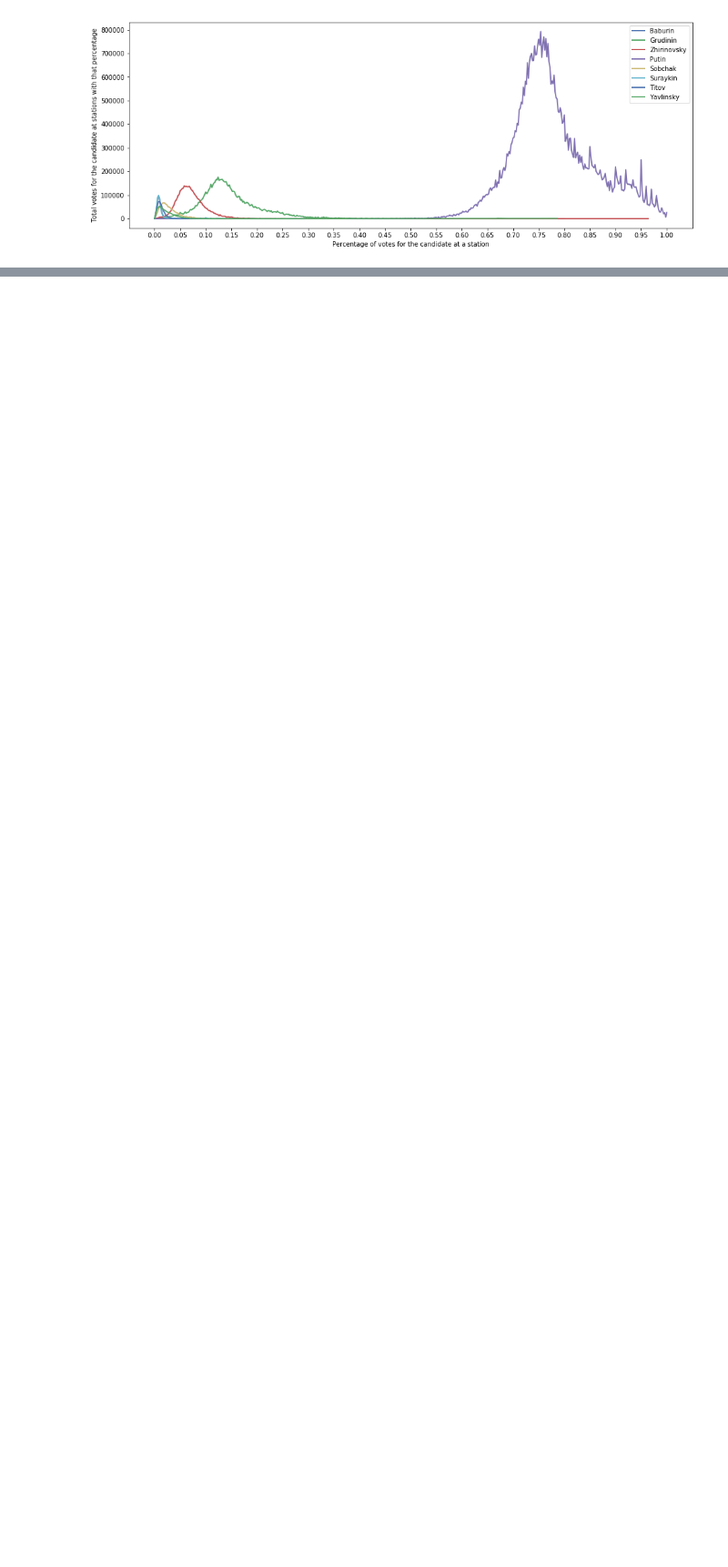
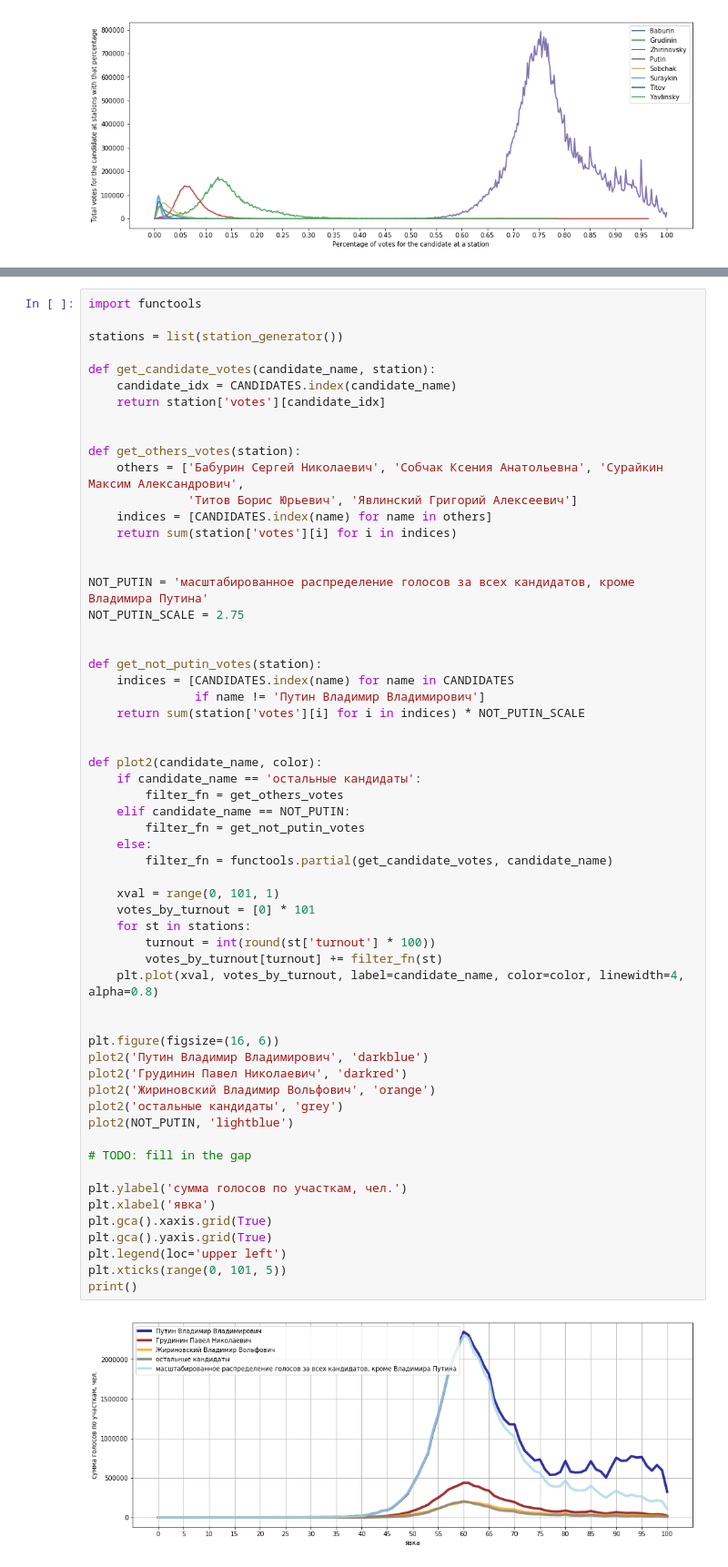
Before and after one commit to mpenkov/prezident2018, a Jupyter notebook: Graphs.ipynb, the cells around one changed output, grey strips where cells are left out. Shown at 91% size. Drawn from its saved outputs; the diff is of its cells as text; blank space fills up the shorter version.

Commit message:
added graph from vedomosti.ru

```diff
--- a/Graphs.ipynb
+++ b/Graphs.ipynb
@@ -146,0 +151,61 @@ print()
+# %%
+import functools
+
+stations = list(station_generator())
+
+def get_candidate_votes(candidate_name, station):
+    candidate_idx = CANDIDATES.index(candidate_name)
+    return station['votes'][candidate_idx]
+
+
+def get_others_votes(station):
+    others = ['Бабурин Сергей Николаевич', 'Собчак Ксения Анатольевна', 'Сурайкин Максим Александрович',
+              'Титов Борис Юрьевич', 'Явлинский Григорий Алексеевич']
+    indices = [CANDIDATES.index(name) for name in others]
+    return sum(station['votes'][i] for i in indices)
+
+
+NOT_PUTIN = 'масштабированное распределение голосов за всех кандидатов, кроме Владимира Путина'
+NOT_PUTIN_SCALE = 2.75
+
+
+def get_not_putin_votes(station):
+    indices = [CANDIDATES.index(name) for name in CANDIDATES
+               if name != 'Путин Владимир Владимирович']
+    return sum(station['votes'][i] for i in indices) * NOT_PUTIN_SCALE
+
+
+def plot2(candidate_name, color):
+    if candidate_name == 'остальные кандидаты':
+        filter_fn = get_others_votes
+    elif candidate_name == NOT_PUTIN:
+        filter_fn = get_not_putin_votes
+    else:
+        filter_fn = functools.partial(get_candidate_votes, candidate_name)
+
+    xval = range(0, 101, 1)
+    votes_by_turnout = [0] * 101
+    for st in stations:
+        turnout = int(round(st['turnout'] * 100))
+        votes_by_turnout[turnout] += filter_fn(st)
+    plt.plot(xval, votes_by_turnout, label=candidate_name, color=color, linewidth=4, alpha=0.8)
+
+
+plt.figure(figsize=(16, 6))
+plot2('Путин Владимир Владимирович', 'darkblue')
+plot2('Грудинин Павел Николаевич', 'darkred')
+plot2('Жириновский Владимир Вольфович', 'orange')
+plot2('остальные кандидаты', 'grey')
+plot2(NOT_PUTIN, 'lightblue')
+
+# TODO: fill in the gap
+
+plt.ylabel('сумма голосов по участкам, чел.')
+plt.xlabel('явка')
+plt.gca().xaxis.grid(True)
+plt.gca().yaxis.grid(True)
+plt.legend(loc='upper left')
+plt.xticks(range(0, 101, 5))
+print()
+# %% [output]
+[figure, added]
```
Also changed, not shown: parts of 1 cell of this notebook.
